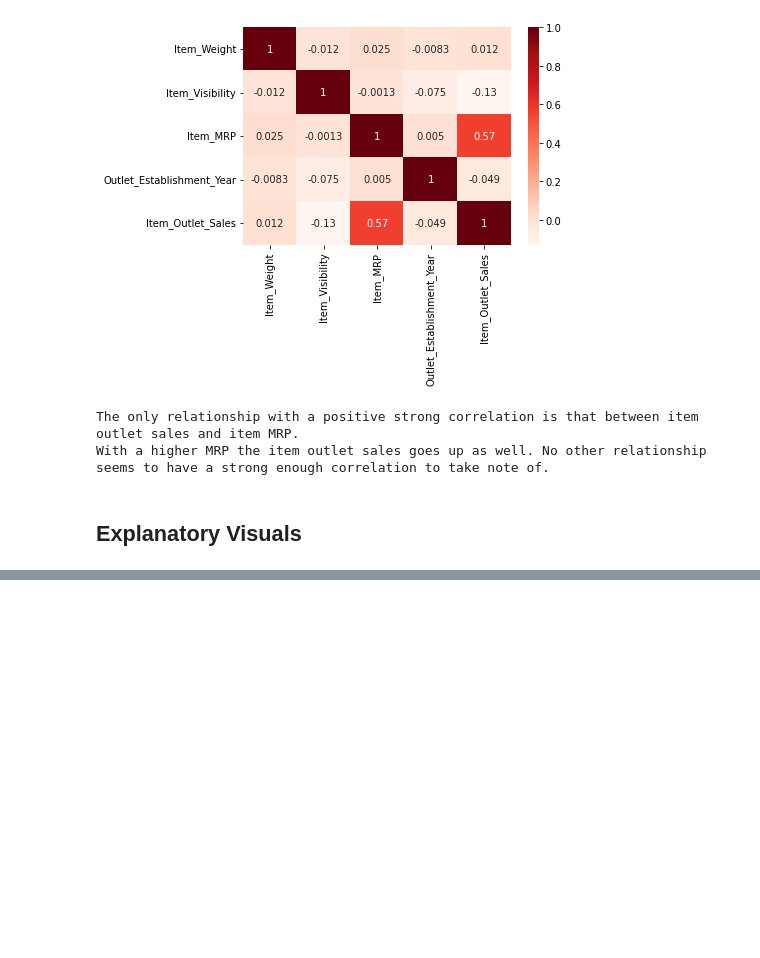
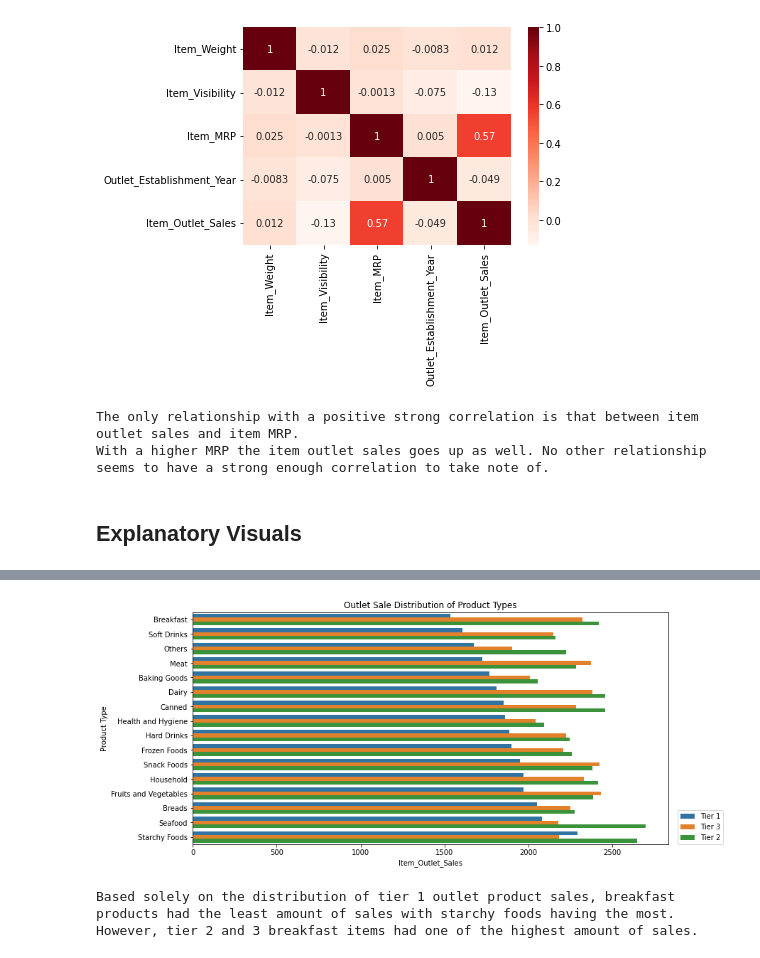
Before and after one commit to Gracey701/Sales_Predictions, a Jupyter notebook: Sales_Predictions_Project.ipynb, the cells around one changed output, grey strips where cells are left out. Saved outputs shown, nothing was run; the diff lists cells and outputs as text; code cells hidden in the pictures; blank space fills up the shorter version.

```diff
--- a/Sales_Predictions_Project.ipynb
+++ b/Sales_Predictions_Project.ipynb
@@ -336,0 +366,3 @@ With a higher MRP the item outlet sales goes up as well. No other relationship s
+# %%
+itemtypesale = sales_predictions.groupby(['Item_Type','Outlet_Location_Type']).mean().reset_index()
+itemtypesale.head()
@@ -336,0 +376,11 @@ With a higher MRP the item outlet sales goes up as well. No other relationship s
+# %%
+fig, ax = plt.subplots(figsize=(12,6))
+sns.barplot(data = itemtypesale, x = 'Item_Outlet_Sales', y = 'Item_Type', hue = 'Outlet_Location_Type')
+ax.set(title='Outlet Sale Distribution of Product Types', xlabel='Item_Outlet_Sales', ylabel='Product Type')
+plt.legend(loc=(1.02,0));
+plt.show()
+print('Based solely on the distribution of tier 1 outlet product sales, breakfast products had the least amount of sales with starchy foods having the most. \nHowever, tier 2 and 3 breakfast items had one of the highest amount of sales.')
+# %% [output]
+[figure, added]
+Based solely on the distribution of tier 1 outlet product sales, breakfast products had the least amount of sales with starchy foods having the most.
+However, tier 2 and 3 breakfast items had one of the highest amount of sales.
```
Also changed, not shown: parts of 4 cells of this notebook.
